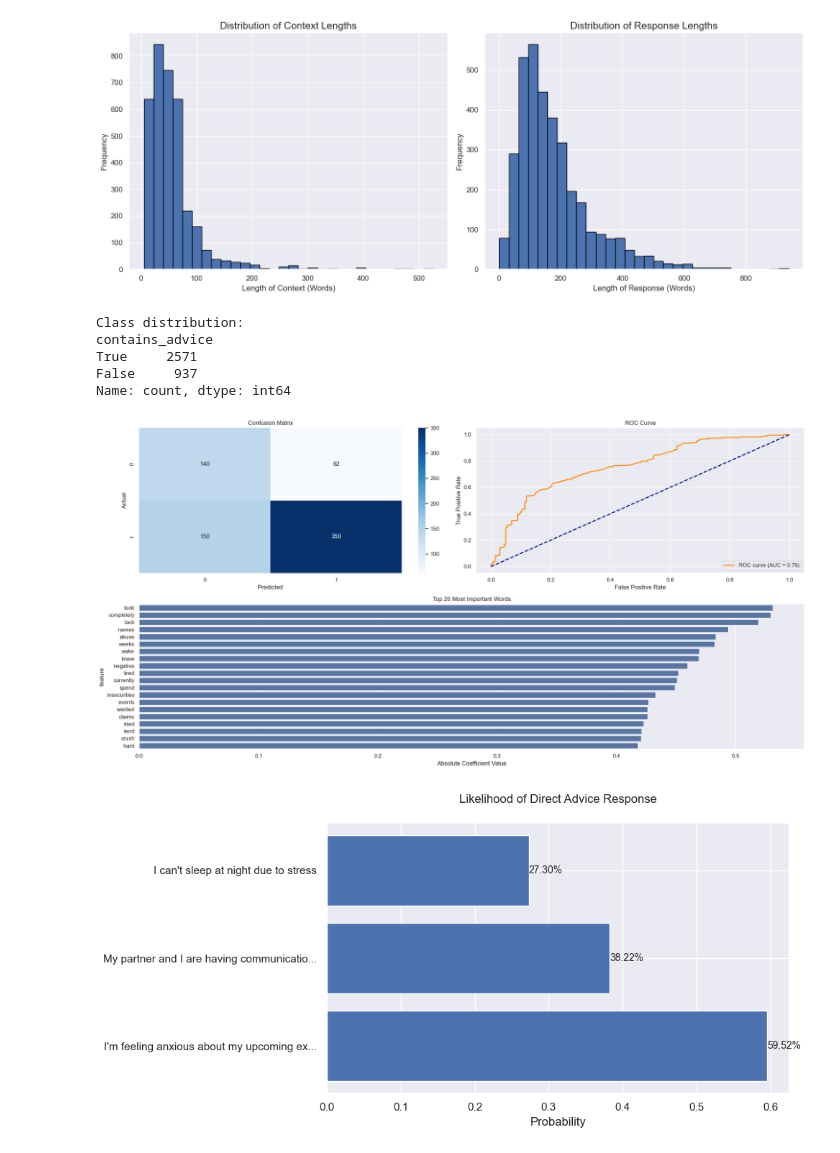
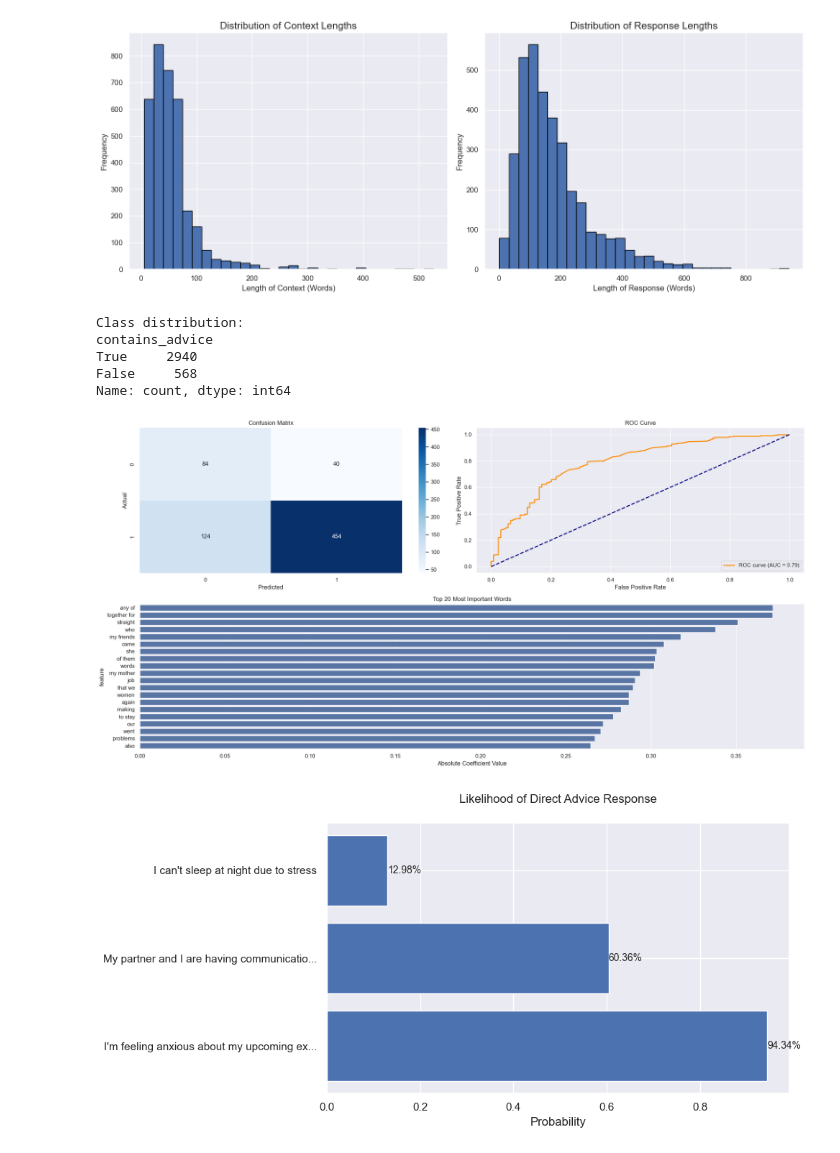
Before and after one commit to vishalsanfran/midgard, a Jupyter notebook: experiments/data_explorer/nlp_mental_health.ipynb, the cells around one changed output. Cells and saved outputs as stored; diff of their text form; code cells hidden in the pictures.

```diff
--- a/experiments/data_explorer/nlp_mental_health.ipynb
+++ b/experiments/data_explorer/nlp_mental_health.ipynb
@@ -117,7 +117,9 @@ def contains_direct_advice(text):
     # Keywords and phrases that might indicate direct advice
     advice_patterns = [
         r'should\b', r'need to\b', r'recommend\b', r'suggest\b', r'try\b',
-        r'consider\b', r'must\b', r'have to\b', r'could\b', r'would\b'
+        r'consider\b', r'must\b', r'have to\b', r'could\b', r'would\b',
+        r'advice\b', r'advise\b', r'help\b', r'important to\b', r'best to\b',
+        r'encourage\b', r'focus on\b', r'start by\b', r'first step\b'
     ]
 
     # Check if any of the patterns exist in the text
@@ -137,13 +139,13 @@ X_train, X_test, y_train, y_test = train_test_split(X, y, test_size=0.2, random_
 pipeline = Pipeline([
     ('tfidf', TfidfVectorizer(
         max_features=1000,  # Reduced features
-        min_df=5,          # Minimum document frequency
+        min_df=3,          # Minimum document frequency
         max_df=0.95,       # Maximum document frequency
-        stop_words='english'
+        ngram_range=(1, 2)  # Include bigrams
     )),
     ('scaler', StandardScaler(with_mean=False)),  # Cannot center sparse matrices
     ('classifier', LogisticRegression(
-        C=1.0,               # Regularization strength
+        C=0.1,               # Regularization strength
         class_weight='balanced',
         random_state=42,
         max_iter=2000,
@@ -158,8 +160,8 @@ print(df['contains_advice'].value_counts())
 # %% [output]
 Class distribution:
 contains_advice
-True     2571
-False     937
+True     2940
+False     568
 Name: count, dtype: int64
 # %%
 from sklearn.metrics import confusion_matrix, roc_curve, auc
@@ -216,32 +218,35 @@ example_texts = [
     "My partner and I are having communication issues",
     "I can't sleep at night due to stress"
 ]
 
 # Get predictions using the correct function
 probs = []
 texts_short = []
 
+def predict_advice_likelihood(text):
+    return pipeline.predict_proba([text])[0][1]
+
 for text in example_texts:
     prob = predict_advice_likelihood(text)
     probs.append(prob)
     # Shorten text for better visualization
     texts_short.append(text[:40] + '...' if len(text) > 40 else text)
 
 # Create visualization
 plt.figure(figsize=(10, 5))
 bars = plt.barh(texts_short, probs)
 plt.title('Likelihood of Direct Advice Response', pad=20)
 plt.xlabel('Probability')
 
 # Add probability values on bars
 for i, bar in enumerate(bars):
     width = bar.get_width()
     plt.text(width, bar.get_y() + bar.get_height()/2,
              f'{probs[i]:.2%}',
              ha='left', va='center', fontsize=10)
 
 plt.tight_layout()
 plt.show()
 # %% [output]
-[figure, old version]
+[figure, new version]
-[figure, old version]
+[figure, new version]
```
